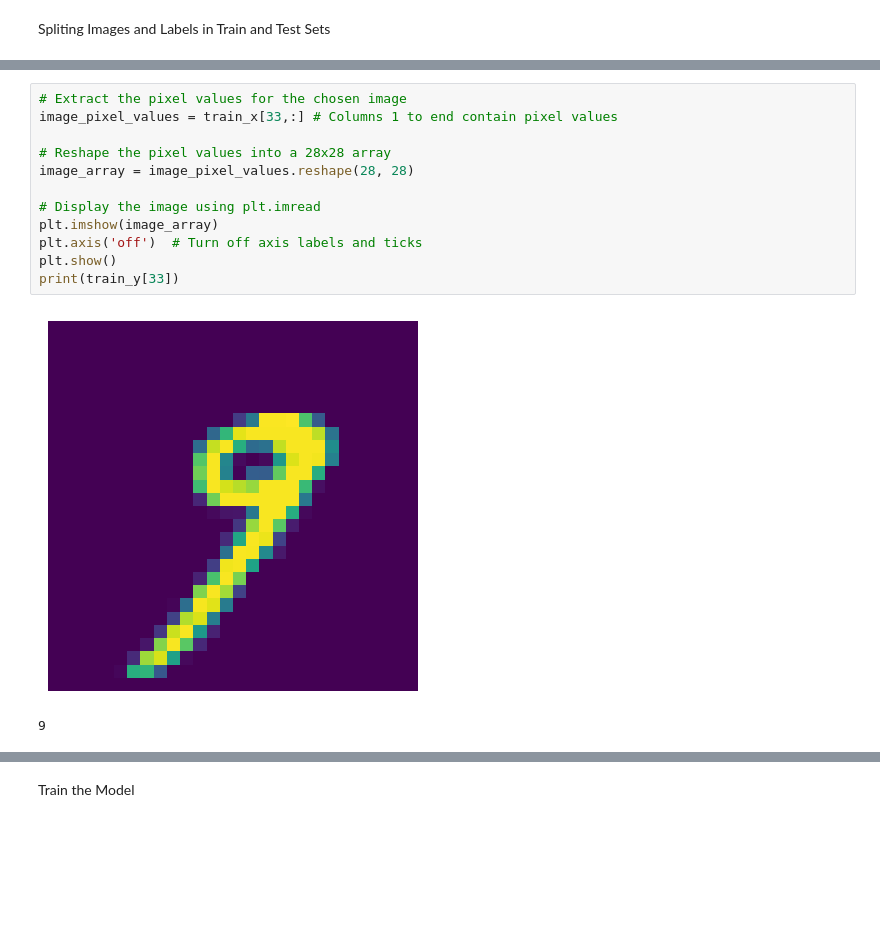
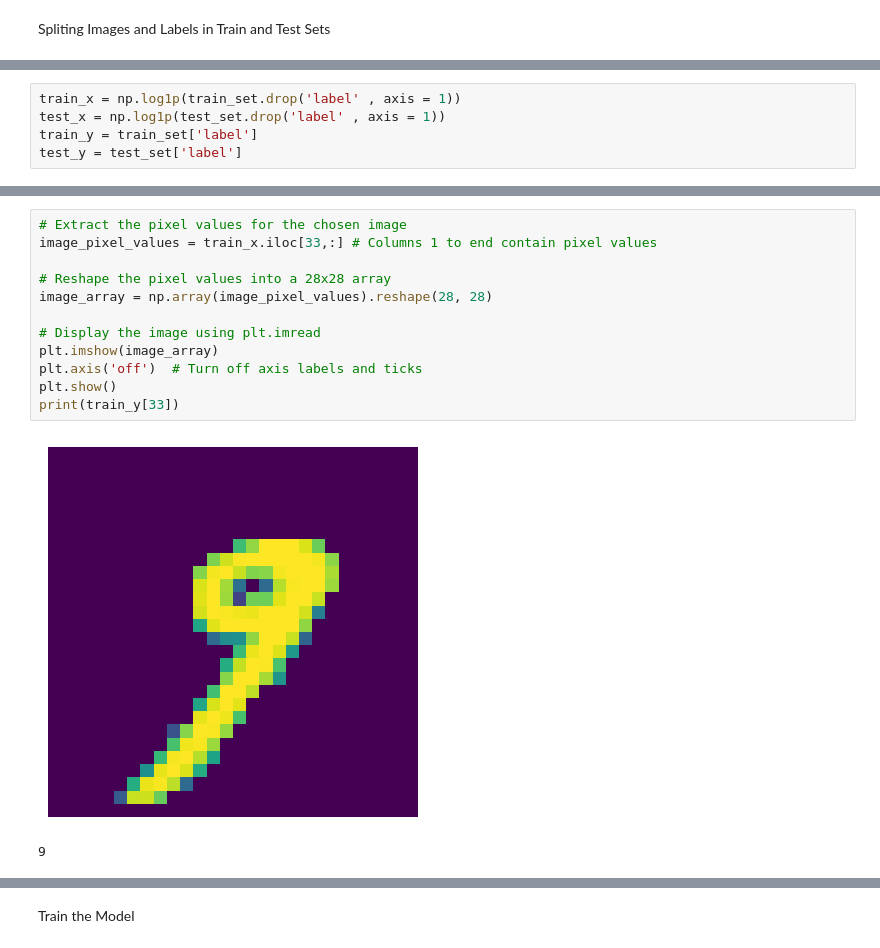
Before and after one commit to Ammar-Asim-23/imageClassifier, a Jupyter notebook: Project/main.ipynb, the cells around one changed output, grey strips where cells are left out. Drawn from its saved outputs; the diff is of its cells as text; blank space fills up the shorter version.

```diff
--- a/Project/main.ipynb
+++ b/Project/main.ipynb
@@ -78,2 +73,7 @@ test_y = np.array([test_set.iloc[i,0] for i in range(len(test_set.iloc[:,0]))])
+# %%
+train_x = np.log1p(train_set.drop('label' , axis = 1))
+test_x = np.log1p(test_set.drop('label' , axis = 1))
+train_y = train_set['label']
+test_y = test_set['label']
 # %%
 # Extract the pixel values for the chosen image
@@ -92,16 +92,16 @@ print(test_y[33])
 4
 # %%
 # Extract the pixel values for the chosen image
-image_pixel_values = train_x[33,:] # Columns 1 to end contain pixel values
+image_pixel_values = train_x.iloc[33,:] # Columns 1 to end contain pixel values
 
 # Reshape the pixel values into a 28x28 array
-image_array = image_pixel_values.reshape(28, 28)
+image_array = np.array(image_pixel_values).reshape(28, 28)
 
 # Display the image using plt.imread
 plt.imshow(image_array)
 plt.axis('off')  # Turn off axis labels and ticks
 plt.show()
 print(train_y[33])
 # %% [output]
-[figure, old version]
+[figure, new version]
 9
```
Also changed, not shown: parts of 9 cells of this notebook.
